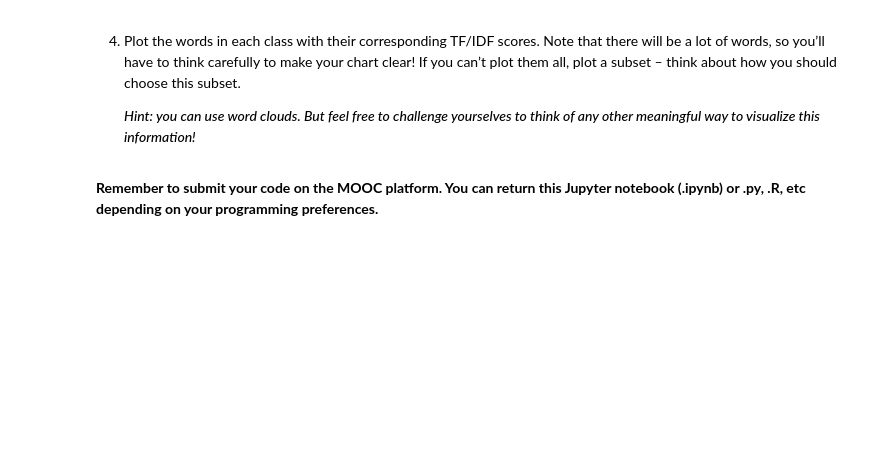
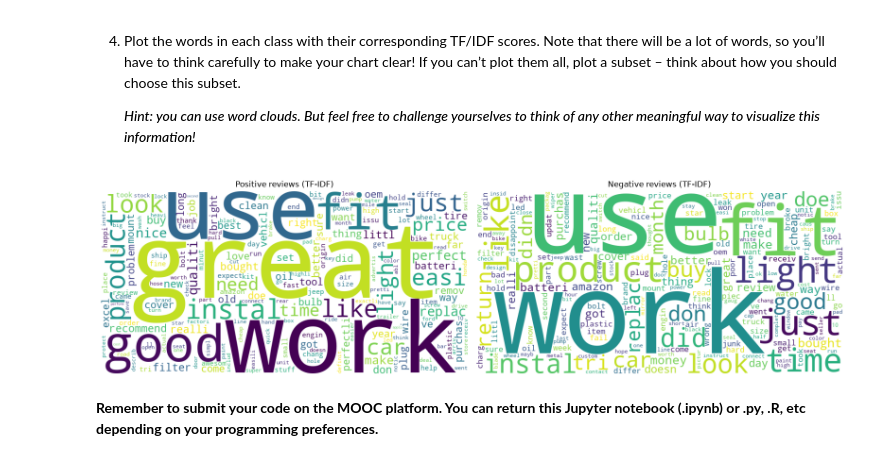
Before and after one commit to Nanotiike/data_science_course, a Jupyter notebook: src/week_2/week_2_exercises.ipynb, the cells around one changed output. Drawn from its saved outputs; the diff is of its cells as text; code cells hidden in the pictures; blank space fills up the shorter version.

```diff
--- a/src/week_2/week_2_exercises.ipynb
+++ b/src/week_2/week_2_exercises.ipynb
@@ -258,0 +329,17 @@ This exercise is related to the second exercise from last week. Find the saved <
+# %%
+feature_names = vectorizer.get_feature_names_out()
+
+def top_words(matrix, row_index, feature_names, n=10):
+    row = matrix[row_index].toarray().ravel()
+    top_indices = row.argsort()[::-1][:n]
+    return [(feature_names[i], row[i]) for i in top_indices]
+
+print("Top words in pos.txt:")
+for word, score in top_words(tfidf_matrix, 0, feature_names):
+    print(f"{word}: {score:.4f}")
+
+print("\nTop words in neg.txt:")
+for word, score in top_words(tfidf_matrix, 1, feature_names):
+    print(f"{word}: {score:.4f}")
+
+print("Answer: The highest scoring TF/IDF words are close to the most common words, \nbut they have dropped some of the obvious non words from the mix.\nThey still largely don't indicate sentiment and are very close to each other.")
@@ -265,3 +368,31 @@ This exercise is related to the second exercise from last week. Find the saved <
+# %%
+from wordcloud import WordCloud
+import matplotlib.pyplot as plt
+
+def tfidf_to_freq_dict(matrix, row_index, feature_names):
+    row = matrix[row_index].toarray().ravel()
+    return {feature_names[i]: row[i] for i in range(len(row)) if row[i] > 0}
+
+pos_freqs = tfidf_to_freq_dict(tfidf_matrix, 0, feature_names)
+neg_freqs = tfidf_to_freq_dict(tfidf_matrix, 1, feature_names)
+
+pos_cloud = WordCloud(width=800, height=400, background_color='white').generate_from_frequencies(pos_freqs)
+neg_cloud = WordCloud(width=800, height=400, background_color='white').generate_from_frequencies(neg_freqs)
+
+fig, axes = plt.subplots(1, 2, figsize=(16, 8))
+
+axes[0].imshow(pos_cloud, interpolation='bilinear')
+axes[0].set_title('Positive reviews (TF-IDF)')
+axes[0].axis('off')
+
+axes[1].imshow(neg_cloud, interpolation='bilinear')
+axes[1].set_title('Negative reviews (TF-IDF)')
+axes[1].axis('off')
+
+plt.tight_layout()
+plt.show()
+# %% [output]
+[figure, added]
 # %% [markdown]
 **Remember to submit your code on the MOOC platform. You can return this Jupyter notebook (.ipynb) or .py, .R, etc depending on your programming preferences.**
 # %% [markdown]
```
Also changed, not shown: parts of 13 cells of this notebook, 6 other files.
